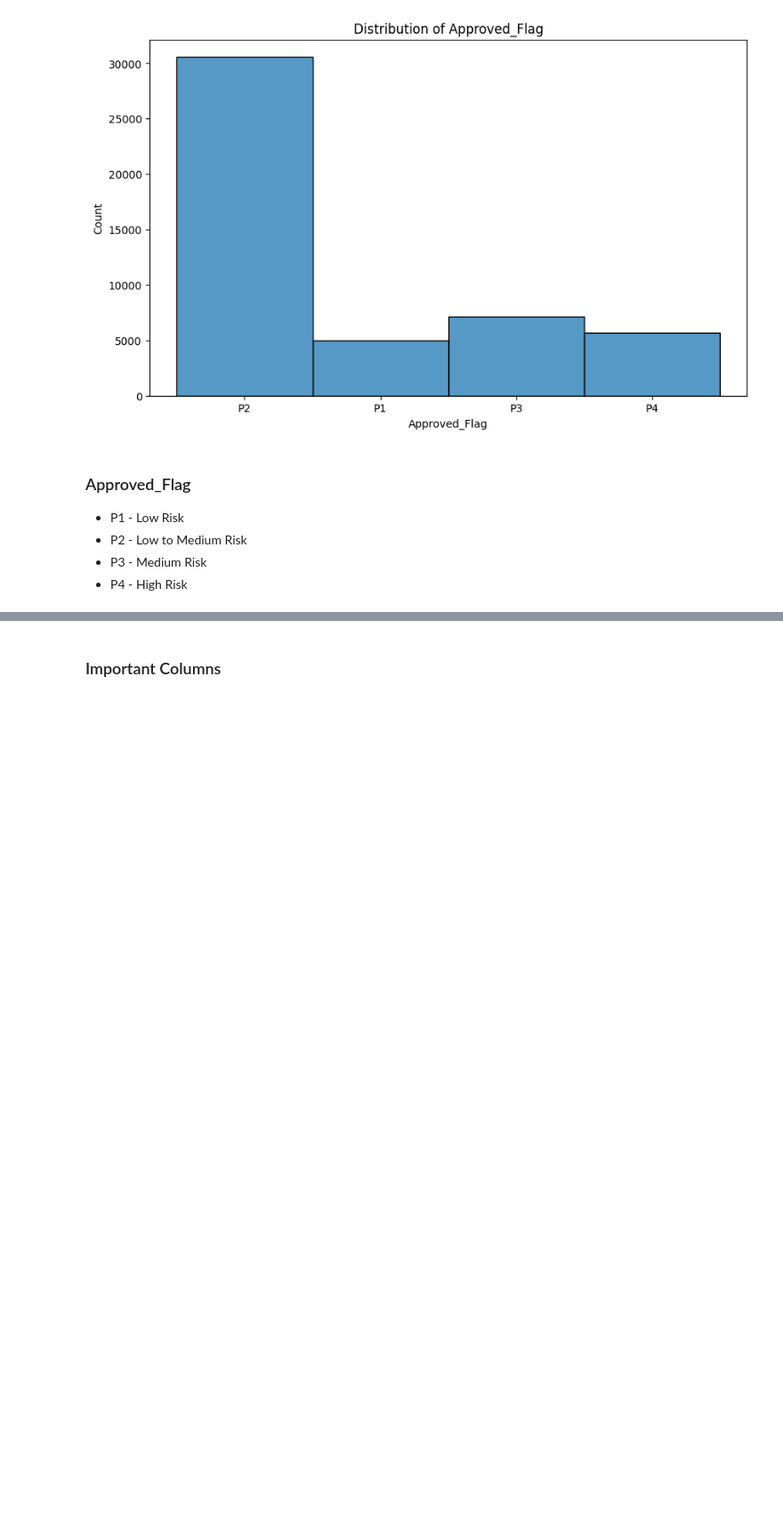
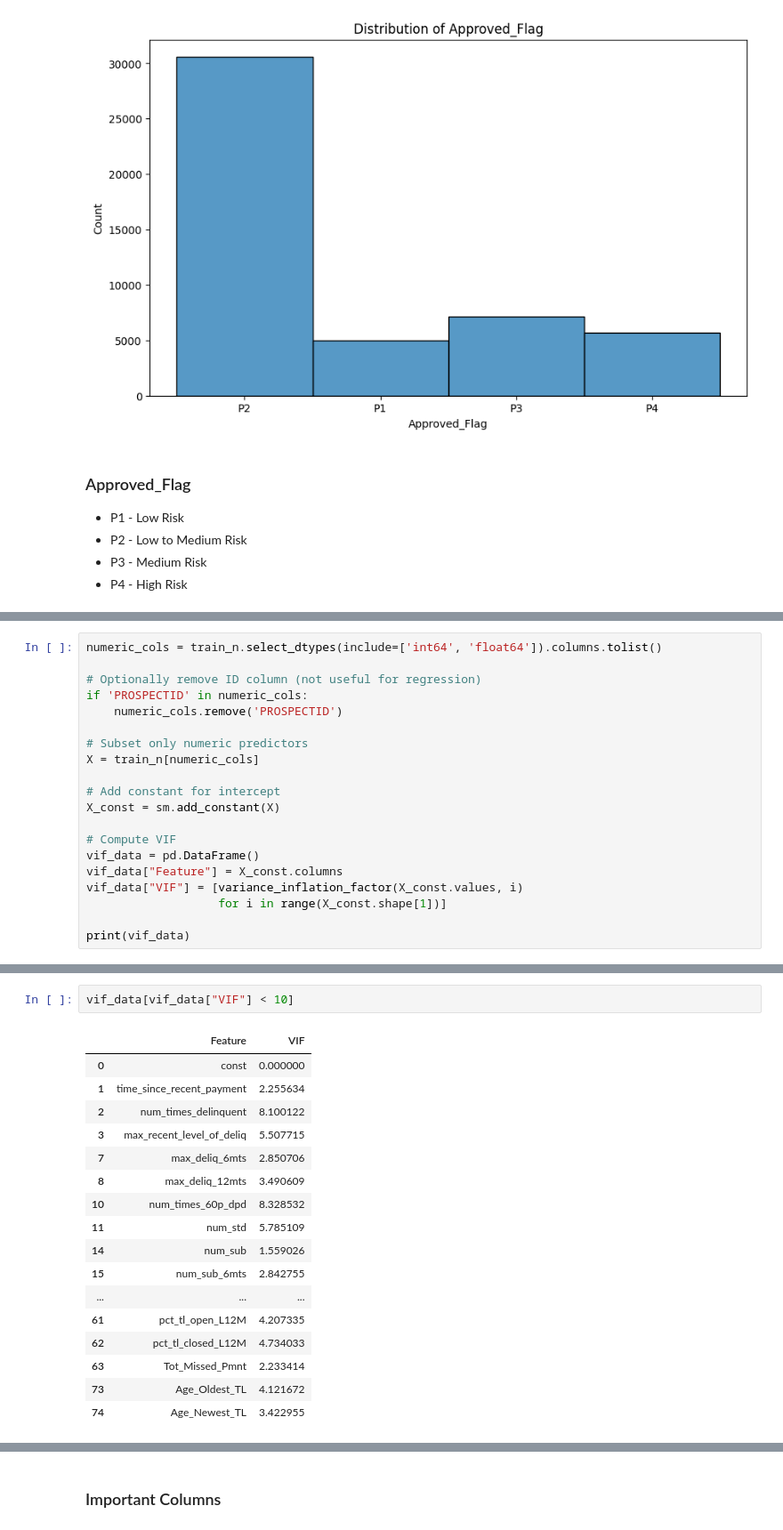
Before and after one commit to sayalii-e/Credit-Risk-Assessment, a Jupyter notebook: Untitled.ipynb, the cells around one changed output, grey strips where cells are left out. Shown at 89% size. Drawn from its saved outputs; the diff is of its cells as text; blank space fills up the shorter version.

```diff
--- a/Untitled.ipynb
+++ b/Untitled.ipynb
@@ -699,0 +723,20 @@ plt.show()
+# %%
+numeric_cols = train_n.select_dtypes(include=['int64', 'float64']).columns.tolist()
+
+# Optionally remove ID column (not useful for regression)
+if 'PROSPECTID' in numeric_cols:
+    numeric_cols.remove('PROSPECTID')
+
+# Subset only numeric predictors
+X = train_n[numeric_cols]
+
+# Add constant for intercept
+X_const = sm.add_constant(X)
+
+# Compute VIF
+vif_data = pd.DataFrame()
+vif_data["Feature"] = X_const.columns
+vif_data["VIF"] = [variance_inflation_factor(X_const.values, i)
+                   for i in range(X_const.shape[1])]
+
+print(vif_data)
@@ -699,0 +761,20 @@ plt.show()
+# %%
+vif_data[vif_data["VIF"] < 10]
+# %% [output]
+|  | Feature | VIF |
+| 0 | const | 0.000000 |
+| 1 | time_since_recent_payment | 2.255634 |
+| 2 | num_times_delinquent | 8.100122 |
+| 3 | max_recent_level_of_deliq | 5.507715 |
+| 7 | max_deliq_6mts | 2.850706 |
+| 8 | max_deliq_12mts | 3.490609 |
+| 10 | num_times_60p_dpd | 8.328532 |
+| 11 | num_std | 5.785109 |
+| 14 | num_sub | 1.559026 |
+| 15 | num_sub_6mts | 2.842755 |
+| ... | ... | ... |
+| 61 | pct_tl_open_L12M | 4.207335 |
+| 62 | pct_tl_closed_L12M | 4.734033 |
+| 63 | Tot_Missed_Pmnt | 2.233414 |
+| 73 | Age_Oldest_TL | 4.121672 |
+| 74 | Age_Newest_TL | 3.422955 |
```
Also changed, not shown: parts of 27 cells of this notebook, 2 other files.
